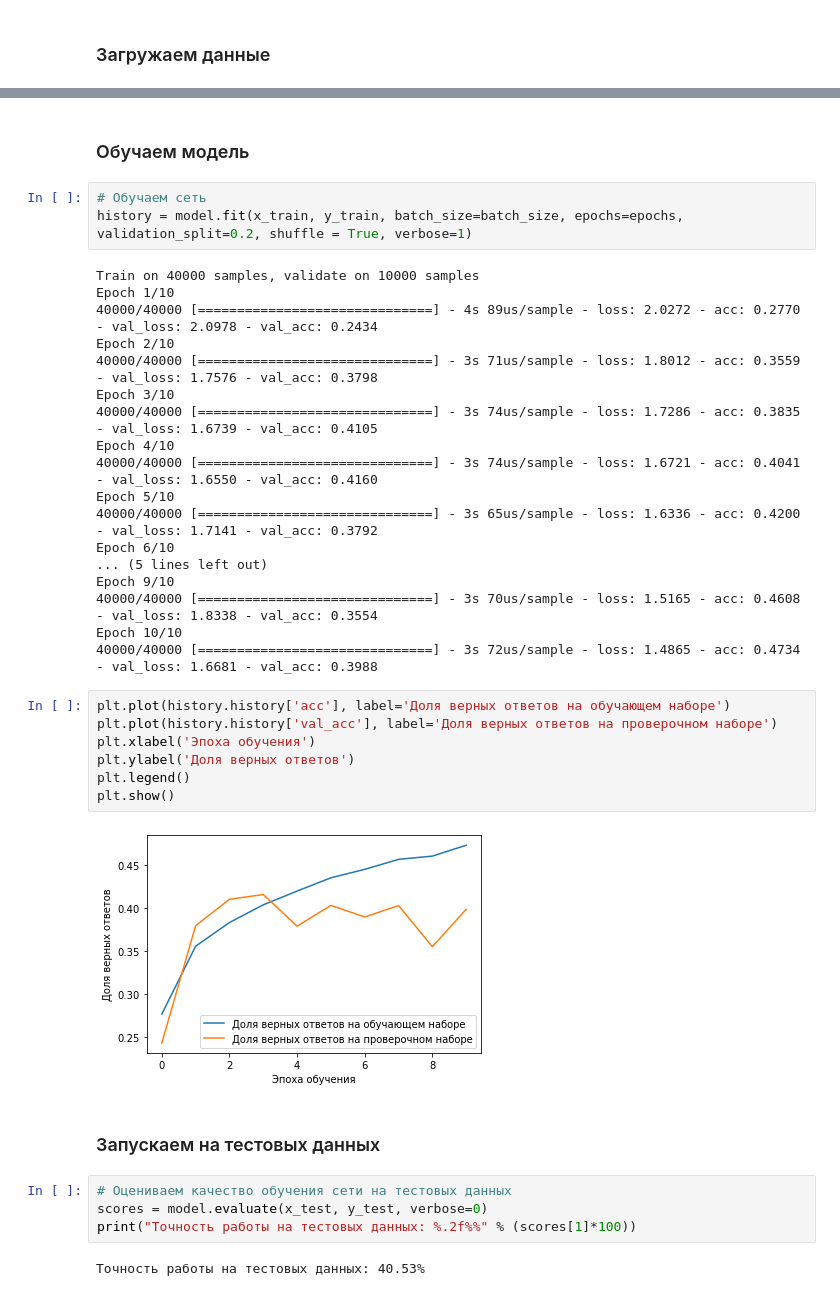
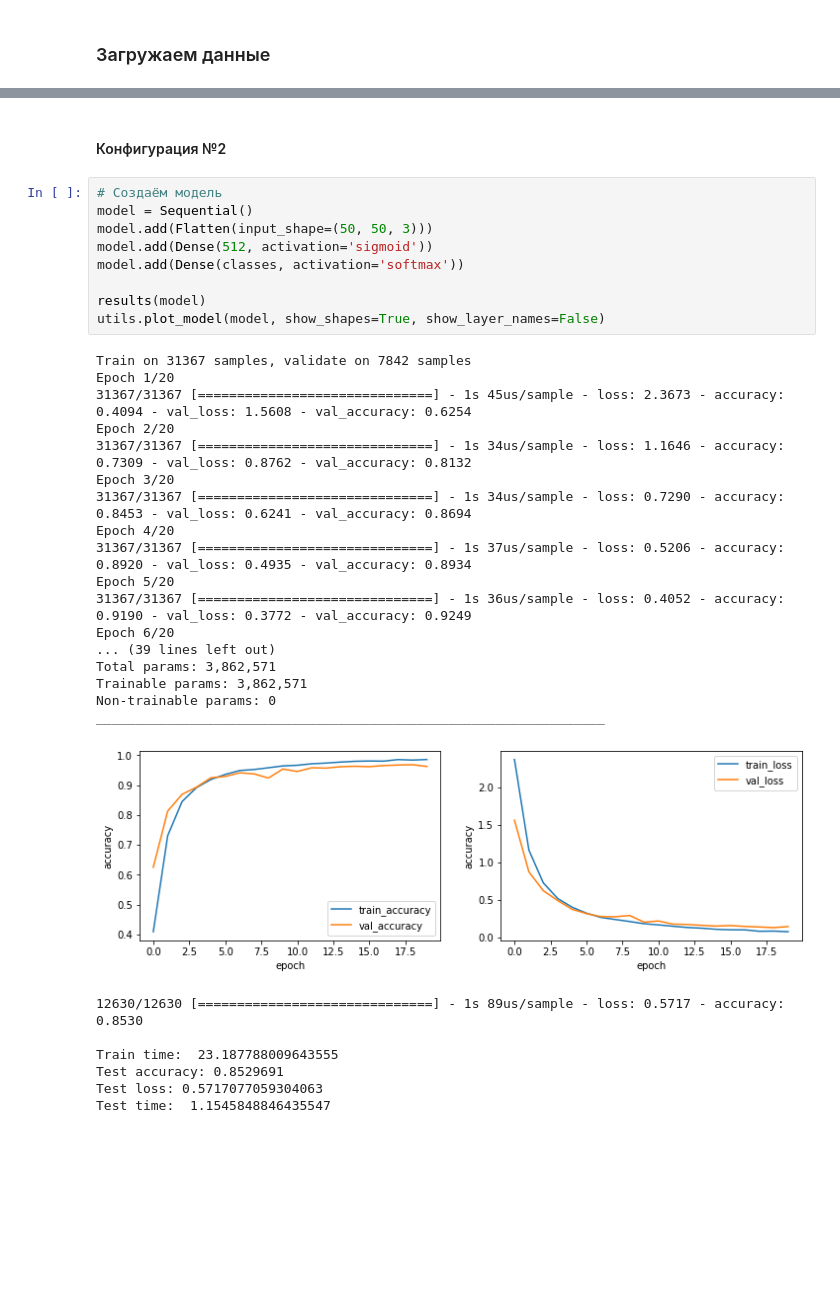
Before and after one commit to AlexKrasnov/DL, a Jupyter notebook: lab2.ipynb, the cells around one changed output, grey strips where cells are left out. Saved outputs shown, nothing was run; the diff lists cells and outputs as text; blank space fills up the shorter version.

```diff
--- a/lab2.ipynb
+++ b/lab2.ipynb
@@ -67,40 +223,36 @@ None
-# %% [markdown]
-### Обучаем модель
-# %%
-# Обучаем сеть
-history = model.fit(x_train, y_train, batch_size=batch_size, epochs=epochs, validation_split=0.2, shuffle = True, verbose=1)
-# %% [output]
-Train on 40000 samples, validate on 10000 samples
-Epoch 1/10
-40000/40000 [==============================] - 4s 89us/sample - loss: 2.0272 - acc: 0.2770 - val_loss: 2.0978 - val_acc: 0.2434
-Epoch 2/10
-40000/40000 [==============================] - 3s 71us/sample - loss: 1.8012 - acc: 0.3559 - val_loss: 1.7576 - val_acc: 0.3798
-Epoch 3/10
-40000/40000 [==============================] - 3s 74us/sample - loss: 1.7286 - acc: 0.3835 - val_loss: 1.6739 - val_acc: 0.4105
-Epoch 4/10
-40000/40000 [==============================] - 3s 74us/sample - loss: 1.6721 - acc: 0.4041 - val_loss: 1.6550 - val_acc: 0.4160
-Epoch 5/10
-40000/40000 [==============================] - 3s 65us/sample - loss: 1.6336 - acc: 0.4200 - val_loss: 1.7141 - val_acc: 0.3792
-Epoch 6/10
-... (5 lines left out)
-Epoch 9/10
-40000/40000 [==============================] - 3s 70us/sample - loss: 1.5165 - acc: 0.4608 - val_loss: 1.8338 - val_acc: 0.3554
-Epoch 10/10
-40000/40000 [==============================] - 3s 72us/sample - loss: 1.4865 - acc: 0.4734 - val_loss: 1.6681 - val_acc: 0.3988
-# %%
-plt.plot(history.history['acc'], label='Доля верных ответов на обучающем наборе')
-plt.plot(history.history['val_acc'], label='Доля верных ответов на проверочном наборе')
-plt.xlabel('Эпоха обучения')
-plt.ylabel('Доля верных ответов')
-plt.legend()
-plt.show()
-# %% [output]
-[figure, removed]
-# %% [markdown]
-### Запускаем на тестовых данных
-# %%
-# Оцениваем качество обучения сети на тестовых данных
-scores = model.evaluate(x_test, y_test, verbose=0)
-print("Точность работы на тестовых данных: %.2f%%" % (scores[1]*100))
-# %% [output]
-Точность работы на тестовых данных: 40.53%
+# %% [markdown]
+#### Конфигурация №2
+# %%
+# Создаём модель
+model = Sequential()
+model.add(Flatten(input_shape=(50, 50, 3)))
+model.add(Dense(512, activation='sigmoid'))
+model.add(Dense(classes, activation='softmax'))
+
+results(model)
+utils.plot_model(model, show_shapes=True, show_layer_names=False)
+# %% [output]
+Train on 31367 samples, validate on 7842 samples
+Epoch 1/20
+31367/31367 [==============================] - 1s 45us/sample - loss: 2.3673 - accuracy: 0.4094 - val_loss: 1.5608 - val_accuracy: 0.6254
+Epoch 2/20
+31367/31367 [==============================] - 1s 34us/sample - loss: 1.1646 - accuracy: 0.7309 - val_loss: 0.8762 - val_accuracy: 0.8132
+Epoch 3/20
+31367/31367 [==============================] - 1s 34us/sample - loss: 0.7290 - accuracy: 0.8453 - val_loss: 0.6241 - val_accuracy: 0.8694
+Epoch 4/20
+31367/31367 [==============================] - 1s 37us/sample - loss: 0.5206 - accuracy: 0.8920 - val_loss: 0.4935 - val_accuracy: 0.8934
+Epoch 5/20
+31367/31367 [==============================] - 1s 36us/sample - loss: 0.4052 - accuracy: 0.9190 - val_loss: 0.3772 - val_accuracy: 0.9249
+Epoch 6/20
+... (39 lines left out)
+Total params: 3,862,571
+Trainable params: 3,862,571
+Non-trainable params: 0
+_________________________________________________________________
+[figure, added]
+12630/12630 [==============================] - 1s 89us/sample - loss: 0.5717 - accuracy: 0.8530
+
+Train time:  23.187788009643555
+Test accuracy: 0.8529691
+Test loss: 0.5717077059304063
+Test time:  1.1545848846435547
```
Also changed, not shown: parts of 27 cells of this notebook, 7 other files.
